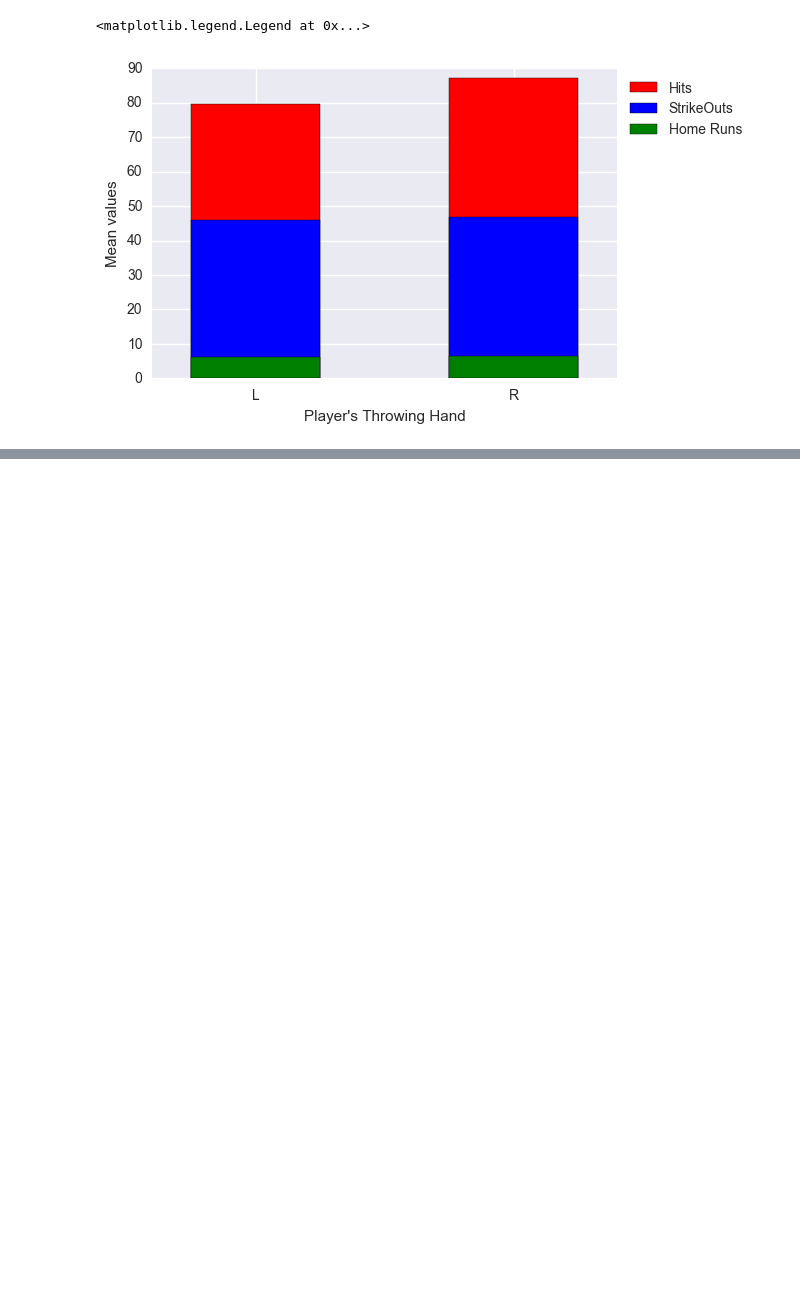
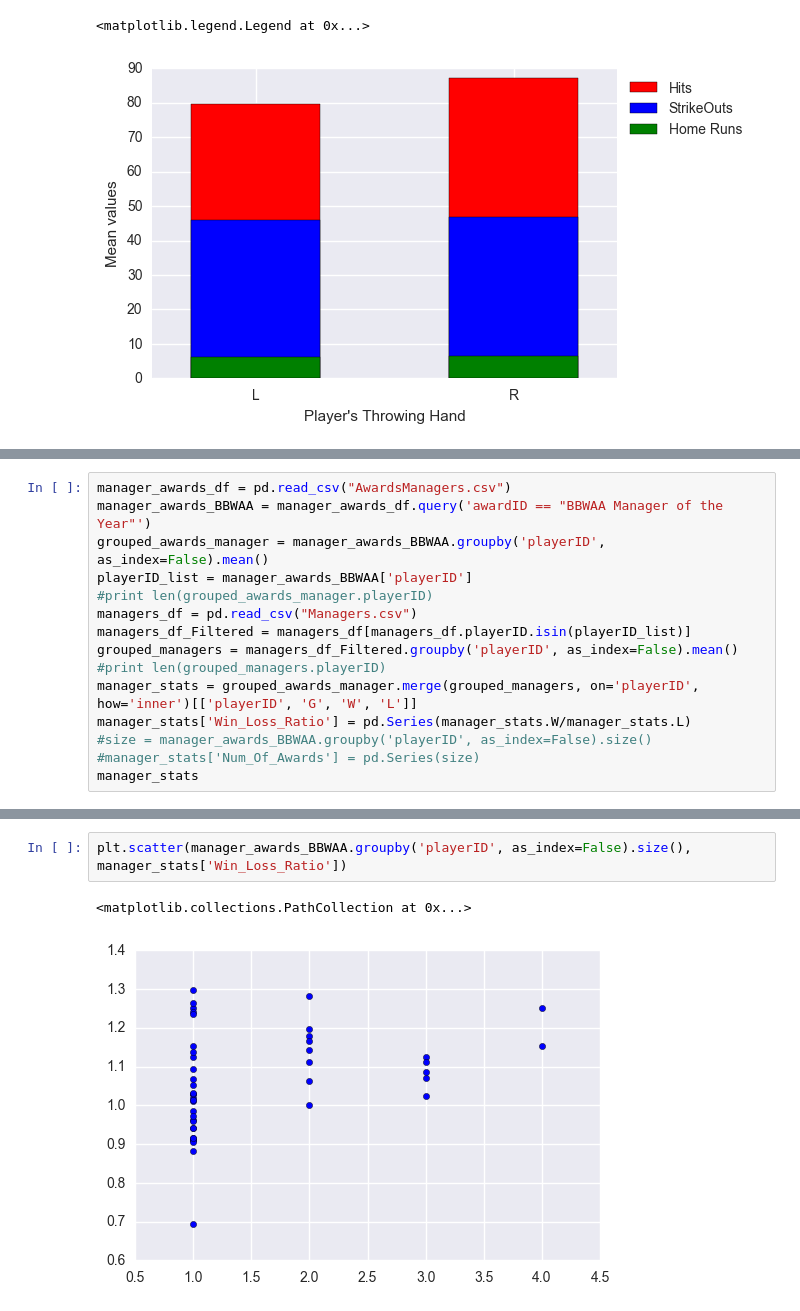
Before and after one commit to chaitanya6629/Baseball_Data_Analysis, a Jupyter notebook: Project_Analyzed.ipynb, the cells around one changed output, grey strips where cells are left out. Drawn from its saved outputs; the diff is of its cells as text; blank space fills up the shorter version.

```diff
--- a/Project_Analyzed.ipynb
+++ b/Project_Analyzed.ipynb
@@ -105,0 +88,15 @@ AttributeError: Cannot access attribute 'values' of 'DataFrameGroupBy' objects,
+# %%
+manager_awards_df = pd.read_csv("AwardsManagers.csv")
+manager_awards_BBWAA = manager_awards_df.query('awardID == "BBWAA Manager of the Year"')
+grouped_awards_manager = manager_awards_BBWAA.groupby('playerID', as_index=False).mean()
+playerID_list = manager_awards_BBWAA['playerID']
+#print len(grouped_awards_manager.playerID)
+managers_df = pd.read_csv("Managers.csv")
+managers_df_Filtered = managers_df[managers_df.playerID.isin(playerID_list)]
+grouped_managers = managers_df_Filtered.groupby('playerID', as_index=False).mean()
+#print len(grouped_managers.playerID)
+manager_stats = grouped_awards_manager.merge(grouped_managers, on='playerID', how='inner')[['playerID', 'G', 'W', 'L']]
+manager_stats['Win_Loss_Ratio'] = pd.Series(manager_stats.W/manager_stats.L)
+#size = manager_awards_BBWAA.groupby('playerID', as_index=False).size()
+#manager_stats['Num_Of_Awards'] = pd.Series(size)
+manager_stats
@@ -105,0 +121,5 @@ AttributeError: Cannot access attribute 'values' of 'DataFrameGroupBy' objects,
+# %%
+plt.scatter(manager_awards_BBWAA.groupby('playerID', as_index=False).size(), manager_stats['Win_Loss_Ratio'])
+# %% [output]
+<matplotlib.collections.PathCollection at 0x...>
+[figure, added]
```
Also changed, not shown: parts of 5 cells of this notebook, 1 other file.
